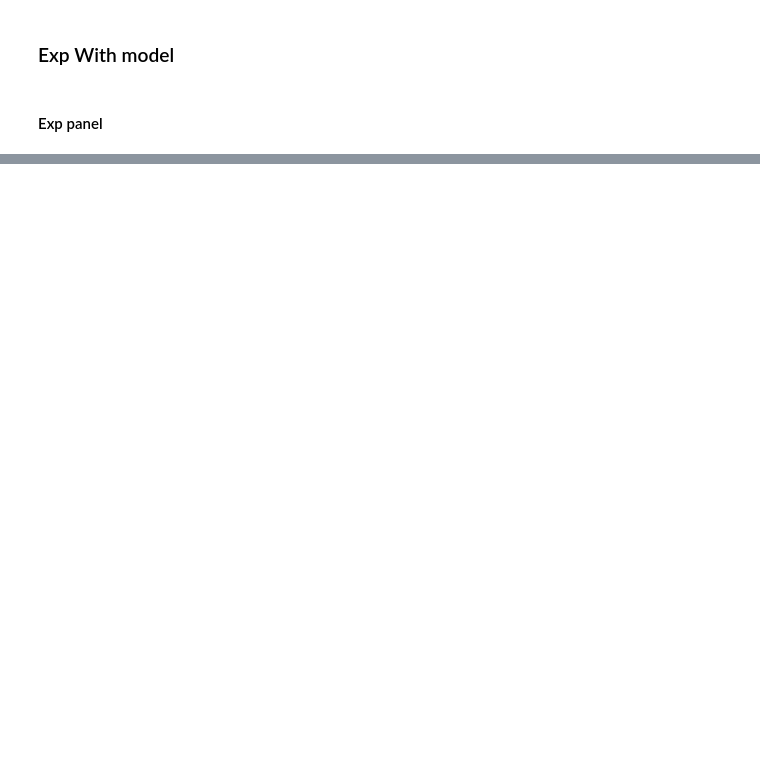
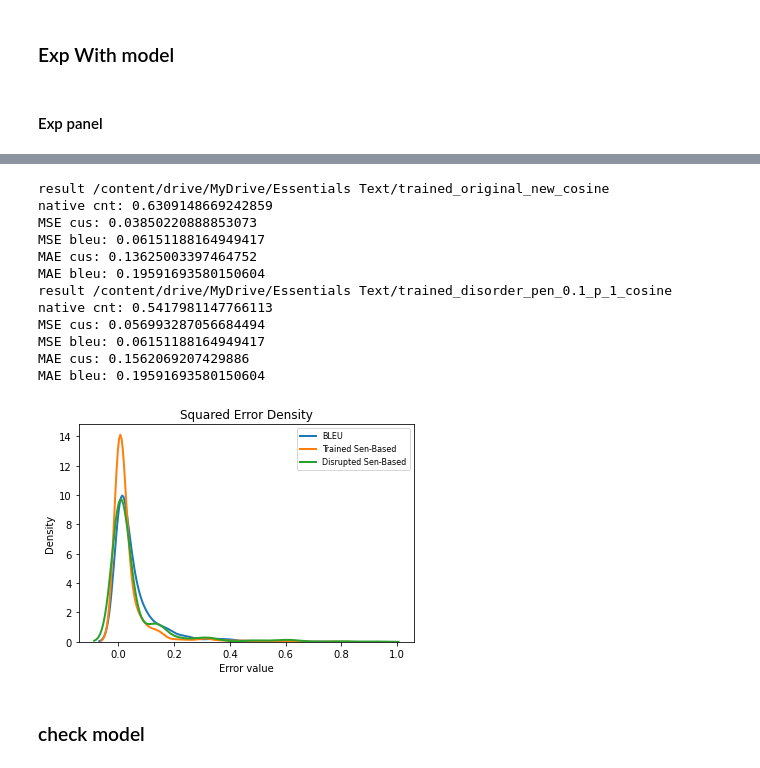
Before and after one commit to JunTu-XD/EmbeddingBleu, a Jupyter notebook: Embedding_Bleu.ipynb, the cells around one changed output, grey strips where cells are left out. Cells and saved outputs as stored; diff of their text form; code cells hidden in the pictures; blank space fills up the shorter version.

```diff
--- a/Embedding_Bleu.ipynb
+++ b/Embedding_Bleu.ipynb
@@ -544,0 +731,44 @@ BCE bleu: 0.5306465029716492
+# %%
+bleu_hist_data, trained_hist_data = analysis_error(data_base + "trained_original_new_cosine")
+_   , dis_hist_data = analysis_error(data_base+"trained_disorder_pen_0.1_p_1_cosine")
+bleu_hist_data = bleu_hist_data.tolist()
+trained_hist_data = trained_hist_data.tolist()
+dis_hist_data = dis_hist_data.tolist()
+
+
+import seaborn as sns
+
+
+sns.distplot(bleu_hist_data, hist = False, kde = True,
+                 kde_kws = {'linewidth': 2},
+                 label = "BLEU")
+
+sns.distplot(trained_hist_data, hist = False, kde = True,
+                 kde_kws = {'linewidth': 2},
+                 label = "Trained Sen-Based")
+
+sns.distplot(dis_hist_data, hist = False, kde = True,
+                 kde_kws = {'linewidth': 2},
+                 label = "Disrupted Sen-Based")
+
+plt.legend(prop={'size': 8})
+plt.title('Squared Error Density');
+plt.xlabel('Error value')
+plt.ylabel('Density');
+plt.savefig(data_base + "3_in_1_sen_density.png")
+# %% [output]
+result /content/drive/MyDrive/Essentials Text/trained_original_new_cosine
+native cnt: 0.6309148669242859
+MSE cus: 0.03850220888853073
+MSE bleu: 0.06151188164949417
+MAE cus: 0.13625003397464752
+MAE bleu: 0.19591693580150604
+result /content/drive/MyDrive/Essentials Text/trained_disorder_pen_0.1_p_1_cosine
+native cnt: 0.5417981147766113
+MSE cus: 0.056993287056684494
+MSE bleu: 0.06151188164949417
+MAE cus: 0.1562069207429886
+MAE bleu: 0.19591693580150604
+[figure, added]
+# %% [markdown]
+### check model
```
Also changed, not shown: parts of 23 cells of this notebook.
